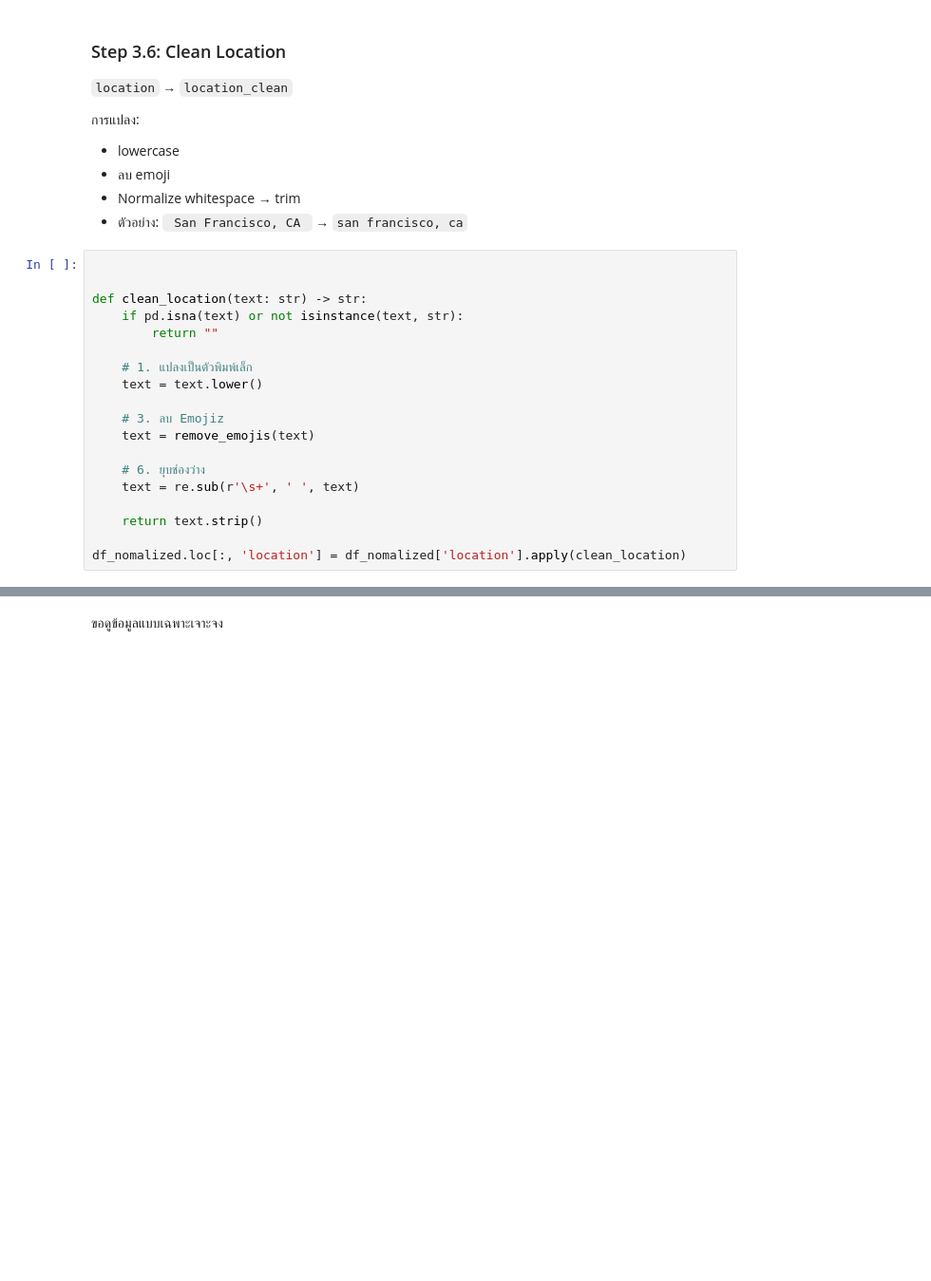
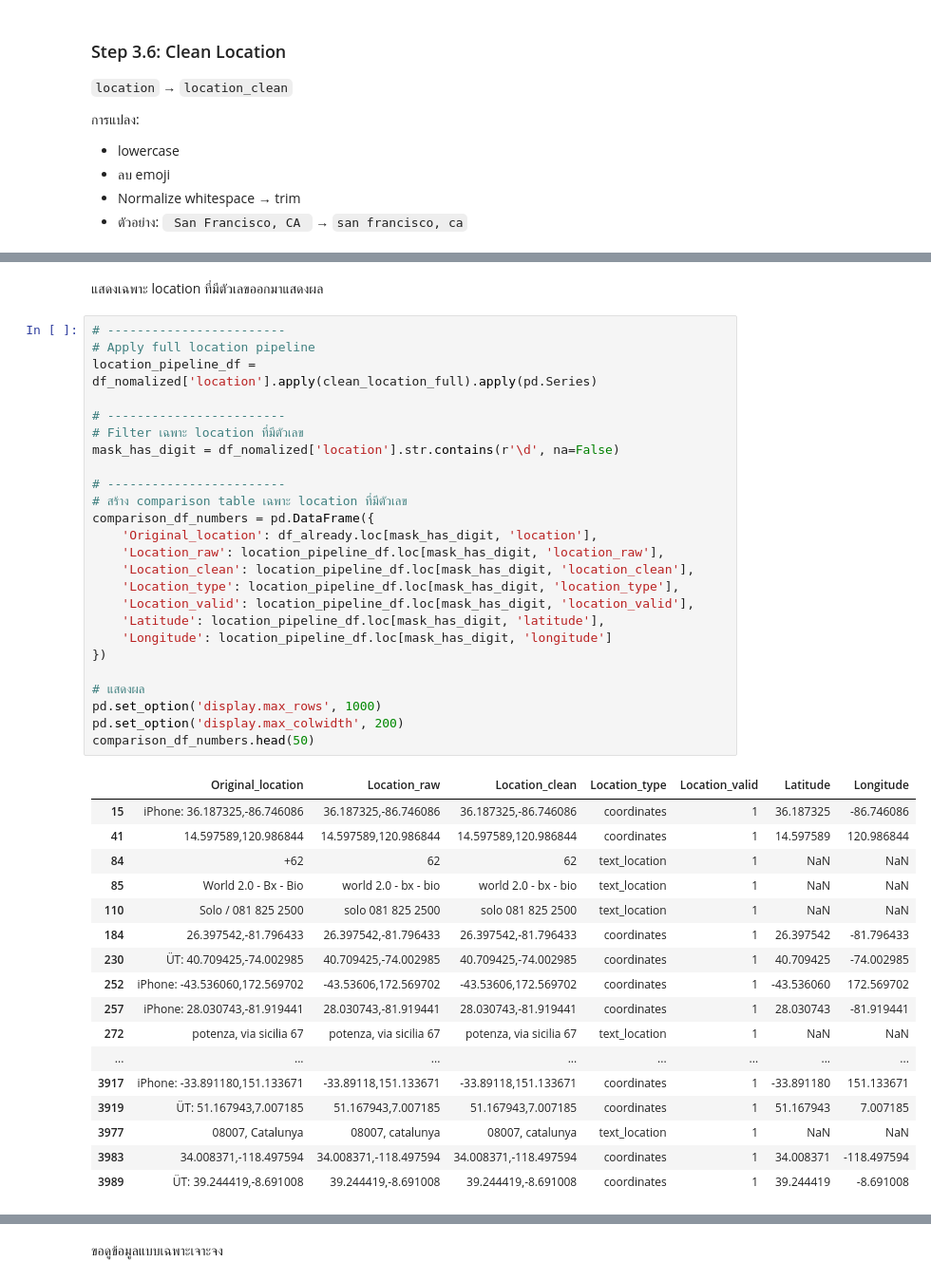
Before and after one commit to PGTNiiZ/Project-for-Work, a Jupyter notebook: Train-Data/preprocess_pipeline_backup.ipynb, the cells around one changed output, grey strips where cells are left out. Shown at 95% size. Drawn from its saved outputs; the diff is of its cells as text; blank space fills up the shorter version.

Commit message:
data 36000

```diff
--- a/Train-Data/preprocess_pipeline_backup.ipynb
+++ b/Train-Data/preprocess_pipeline_backup.ipynb
@@ -747,22 +753,3 @@ print(f"\n✅ Step 3.5 เสร็จ — เพิ่ม columns: bio_clean, b
 - ลบ emoji
 - Normalize whitespace → trim
 - ตัวอย่าง: `  San Francisco, CA  ` → `san francisco, ca`
-# %%
-
-
-def clean_location(text: str) -> str:
-    if pd.isna(text) or not isinstance(text, str):
-        return ""
-
-    # 1. แปลงเป็นตัวพิมพ์เล็ก
-    text = text.lower()
-
-    # 3. ลบ Emojiz
-    text = remove_emojis(text)
-
-    # 6. ยุบช่องว่าง
-    text = re.sub(r'\s+', ' ', text)
-
-    return text.strip()
-
-df_nomalized.loc[:, 'location'] = df_nomalized['location'].apply(clean_location)
@@ -768,0 +877,45 @@ df_nomalized.loc[:, 'location'] = df_nomalized['location'].apply(clean_location)
+# %% [markdown]
+แสดงเฉพาะ location ที่มีตัวเลขออกมาแสดงผล
+# %%
+# ------------------------
+# Apply full location pipeline
+location_pipeline_df = df_nomalized['location'].apply(clean_location_full).apply(pd.Series)
+
+# ------------------------
+# Filter เฉพาะ location ที่มีตัวเลข
+mask_has_digit = df_nomalized['location'].str.contains(r'\d', na=False)
+
+# ------------------------
+# สร้าง comparison table เฉพาะ location ที่มีตัวเลข
+comparison_df_numbers = pd.DataFrame({
+    'Original_location': df_already.loc[mask_has_digit, 'location'],
+    'Location_raw': location_pipeline_df.loc[mask_has_digit, 'location_raw'],
+    'Location_clean': location_pipeline_df.loc[mask_has_digit, 'location_clean'],
+    'Location_type': location_pipeline_df.loc[mask_has_digit, 'location_type'],
+    'Location_valid': location_pipeline_df.loc[mask_has_digit, 'location_valid'],
+    'Latitude': location_pipeline_df.loc[mask_has_digit, 'latitude'],
+    'Longitude': location_pipeline_df.loc[mask_has_digit, 'longitude']
+})
+
+# แสดงผล
+pd.set_option('display.max_rows', 1000)
+pd.set_option('display.max_colwidth', 200)
+comparison_df_numbers.head(50)
+# %% [output]
+|  | Original_location | Location_raw | Location_clean | Location_type | Location_valid | Latitude | Longitude |
+| 15 | iPhone: 36.187325,-86.746086 | 36.187325,-86.746086 | 36.187325,-86.746086 | coordinates | 1 | 36.187325 | -86.746086 |
+| 41 | 14.597589,120.986844 | 14.597589,120.986844 | 14.597589,120.986844 | coordinates | 1 | 14.597589 | 120.986844 |
+| 84 | +62 | 62 | 62 | text_location | 1 | NaN | NaN |
+| 85 | World 2.0 - Bx - Bio | world 2.0 - bx - bio | world 2.0 - bx - bio | text_location | 1 | NaN | NaN |
+| 110 | Solo / 081 825 2500 | solo 081 825 2500 | solo 081 825 2500 | text_location | 1 | NaN | NaN |
+| 184 | 26.397542,-81.796433 | 26.397542,-81.796433 | 26.397542,-81.796433 | coordinates | 1 | 26.397542 | -81.796433 |
+| 230 | ÜT: 40.709425,-74.002985 | 40.709425,-74.002985 | 40.709425,-74.002985 | coordinates | 1 | 40.709425 | -74.002985 |
+| 252 | iPhone: -43.536060,172.569702 | -43.53606,172.569702 | -43.53606,172.569702 | coordinates | 1 | -43.536060 | 172.569702 |
+| 257 | iPhone: 28.030743,-81.919441 | 28.030743,-81.919441 | 28.030743,-81.919441 | coordinates | 1 | 28.030743 | -81.919441 |
+| 272 | potenza, via sicilia 67 | potenza, via sicilia 67 | potenza, via sicilia 67 | text_location | 1 | NaN | NaN |
+| ... | ... | ... | ... | ... | ... | ... | ... |
+| 3917 | iPhone: -33.891180,151.133671 | -33.89118,151.133671 | -33.89118,151.133671 | coordinates | 1 | -33.891180 | 151.133671 |
+| 3919 | ÜT: 51.167943,7.007185 | 51.167943,7.007185 | 51.167943,7.007185 | coordinates | 1 | 51.167943 | 7.007185 |
+| 3977 | 08007, Catalunya | 08007, catalunya | 08007, catalunya | text_location | 1 | NaN | NaN |
+| 3983 | 34.008371,-118.497594 | 34.008371,-118.497594 | 34.008371,-118.497594 | coordinates | 1 | 34.008371 | -118.497594 |
+| 3989 | ÜT: 39.244419,-8.691008 | 39.244419,-8.691008 | 39.244419,-8.691008 | coordinates | 1 | 39.244419 | -8.691008 |
```
Also changed, not shown: parts of 15 cells of this notebook, 1 other file.
